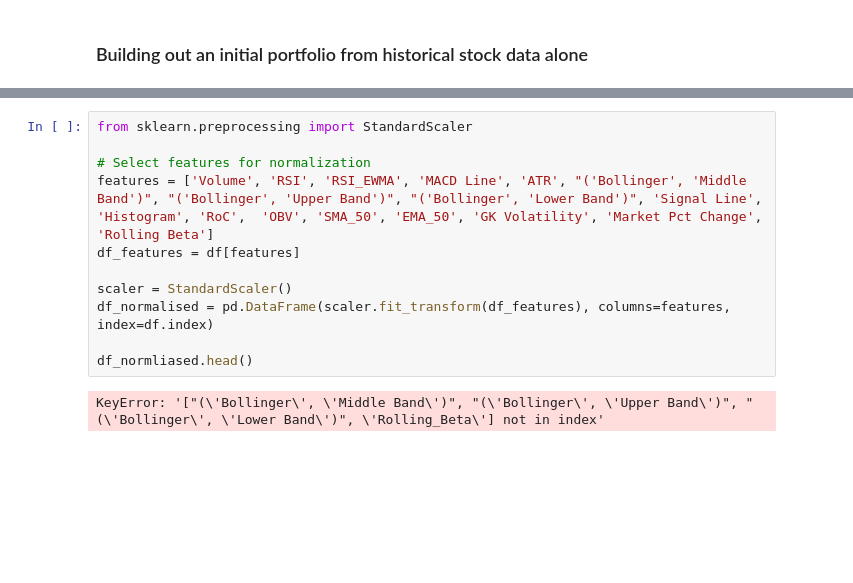
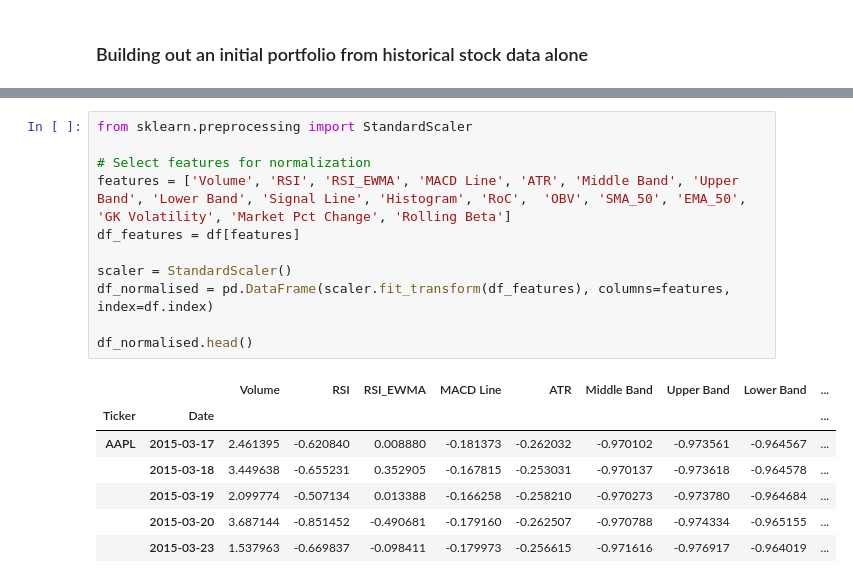
Before and after one commit to codyrosenzweig1/Quant_Trading_Basics_ML, a Jupyter notebook: Personal_Trading_Stratergy.ipynb, the cells around one changed output, grey strips where cells are left out. Drawn from its saved outputs; the diff is of its cells as text; blank space fills up the shorter version.

```diff
--- a/Personal_Trading_Stratergy.ipynb
+++ b/Personal_Trading_Stratergy.ipynb
@@ -815,13 +820,19 @@ quarterly_aggregated.head()
 # %%
 from sklearn.preprocessing import StandardScaler
 
 # Select features for normalization
-features = ['Volume', 'RSI', 'RSI_EWMA', 'MACD Line', 'ATR', "('Bollinger', 'Middle Band')", "('Bollinger', 'Upper Band')", "('Bollinger', 'Lower Band')", 'Signal Line', 'Histogram', 'RoC',  'OBV', 'SMA_50', 'EMA_50', 'GK Volatility', 'Market Pct Change', 'Rolling Beta']
+features = ['Volume', 'RSI', 'RSI_EWMA', 'MACD Line', 'ATR', 'Middle Band', 'Upper Band', 'Lower Band', 'Signal Line', 'Histogram', 'RoC',  'OBV', 'SMA_50', 'EMA_50', 'GK Volatility', 'Market Pct Change', 'Rolling Beta']
 df_features = df[features]
 
 scaler = StandardScaler()
 df_normalised = pd.DataFrame(scaler.fit_transform(df_features), columns=features, index=df.index)
 
-df_normliased.head()
+df_normalised.head()
 # %% [output]
-KeyError: '["(\'Bollinger\', \'Middle Band\')", "(\'Bollinger\', \'Upper Band\')", "(\'Bollinger\', \'Lower Band\')", \'Rolling_Beta\'] not in index'
+|  |  | Volume | RSI | RSI_EWMA | MACD Line | ATR | Middle Band | Upper Band | Lower Band | ... |
+| Ticker | Date |  |  |  |  |  |  |  |  | ... |
+| AAPL | 2015-03-17 | 2.461395 | -0.620840 | 0.008880 | -0.181373 | -0.262032 | -0.970102 | -0.973561 | -0.964567 | ... |
+|  | 2015-03-18 | 3.449638 | -0.655231 | 0.352905 | -0.167815 | -0.253031 | -0.970137 | -0.973618 | -0.964578 | ... |
+|  | 2015-03-19 | 2.099774 | -0.507134 | 0.013388 | -0.166258 | -0.258210 | -0.970273 | -0.973780 | -0.964684 | ... |
+|  | 2015-03-20 | 3.687144 | -0.851452 | -0.490681 | -0.179160 | -0.262507 | -0.970788 | -0.974334 | -0.965155 | ... |
+|  | 2015-03-23 | 1.537963 | -0.669837 | -0.098411 | -0.179973 | -0.256615 | -0.971616 | -0.976917 | -0.964019 | ... |
```
Also changed, not shown: parts of 4 cells of this notebook.
